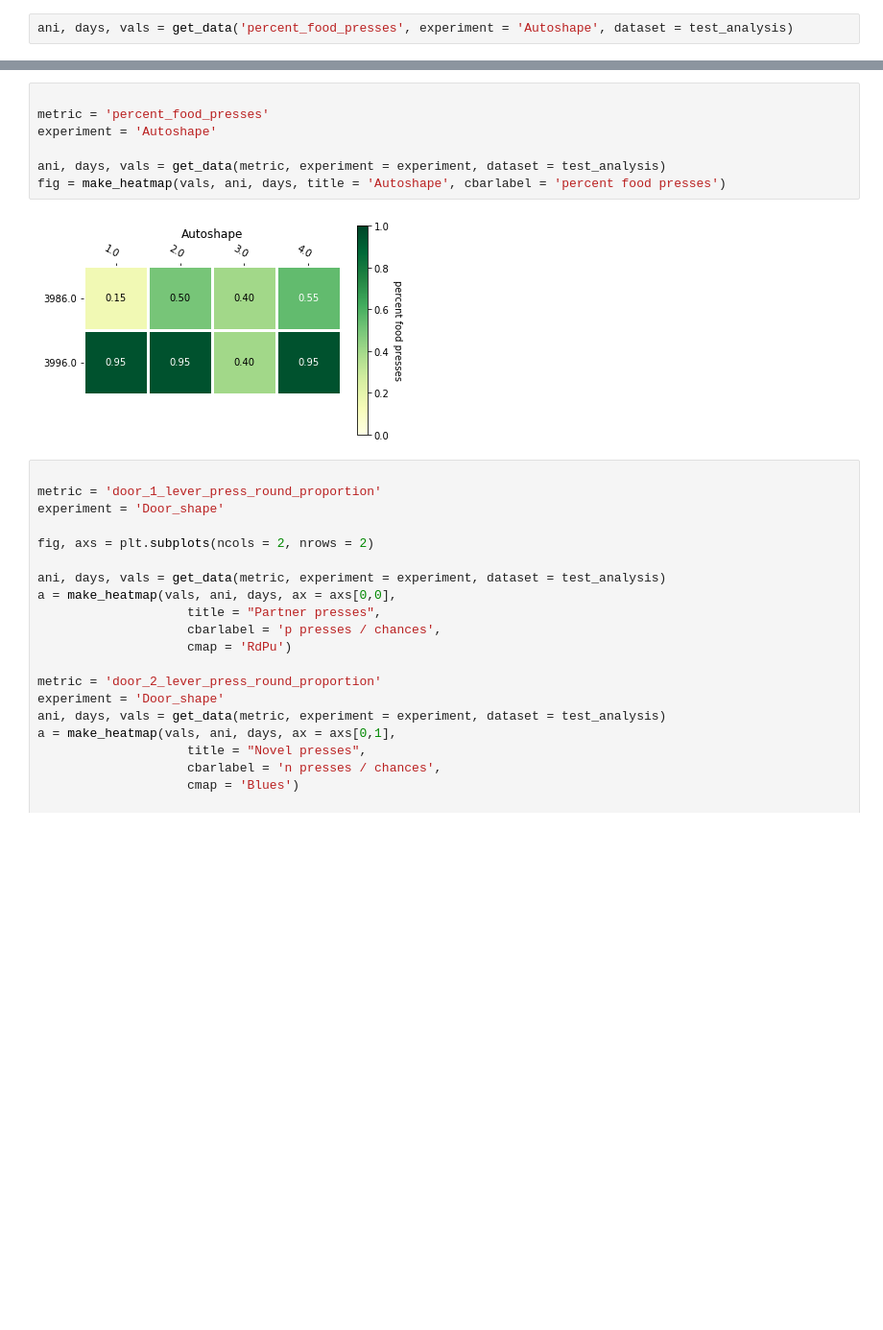
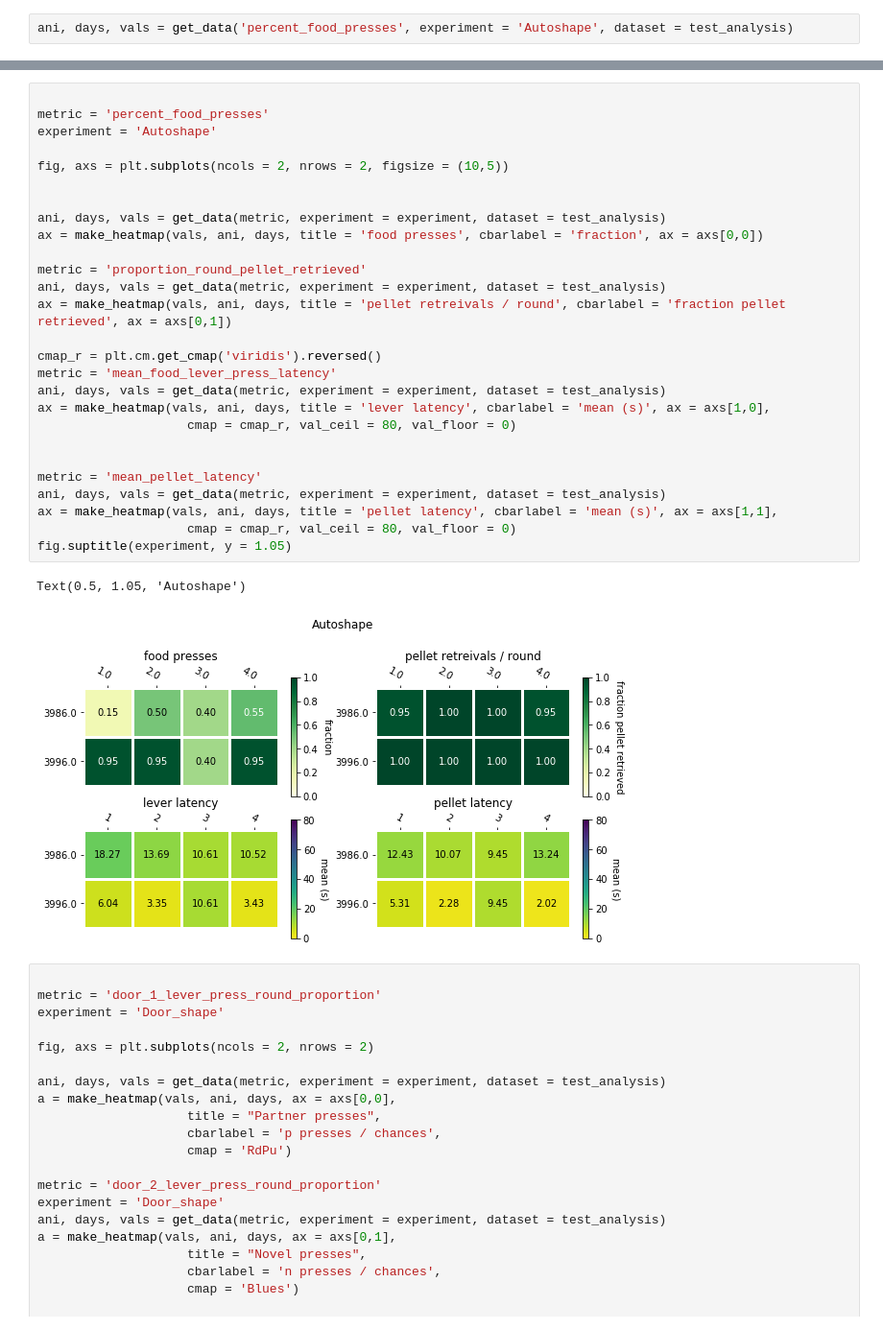
Before and after one commit to dprotter/Operant_Daily_Pipeline, a Jupyter notebook: plot_data.ipynb, the cells around one changed output, grey strips where cells are left out. Shown: that part at 96% size. Saved outputs shown, nothing was run; the diff lists cells and outputs as text; blank space fills up the shorter version.

Commit message:
new plots

```diff
--- a/plot_data.ipynb
+++ b/plot_data.ipynb
@@ -384,15 +384,36 @@ mets
  'prop_d2_beambreak_by_press': <longi_class.Metric at 0x...>,
  'mean_door_1_beam_break_latency': <longi_class.Metric at 0x...>,
  'mean_door_2_beam_break_latency': <longi_class.Metric at 0x...>}
-# %%
-
-metric = 'percent_food_presses'
-experiment = 'Autoshape'
-
-ani, days, vals = get_data(metric, experiment = experiment, dataset = test_analysis)
-fig = make_heatmap(vals, ani, days, title = 'Autoshape', cbarlabel = 'percent food presses')
-# %% [output]
-[figure, removed]
+# %%
+
+metric = 'percent_food_presses'
+experiment = 'Autoshape'
+
+fig, axs = plt.subplots(ncols = 2, nrows = 2, figsize = (10,5))
+
+
+ani, days, vals = get_data(metric, experiment = experiment, dataset = test_analysis)
+ax = make_heatmap(vals, ani, days, title = 'food presses', cbarlabel = 'fraction', ax = axs[0,0])
+
+metric = 'proportion_round_pellet_retrieved'
+ani, days, vals = get_data(metric, experiment = experiment, dataset = test_analysis)
+ax = make_heatmap(vals, ani, days, title = 'pellet retreivals / round', cbarlabel = 'fraction pellet retrieved', ax = axs[0,1])
+
+cmap_r = plt.cm.get_cmap('viridis').reversed()
+metric = 'mean_food_lever_press_latency'
+ani, days, vals = get_data(metric, experiment = experiment, dataset = test_analysis)
+ax = make_heatmap(vals, ani, days, title = 'lever latency', cbarlabel = 'mean (s)', ax = axs[1,0],
+                    cmap = cmap_r, val_ceil = 80, val_floor = 0)
+
+
+metric = 'mean_pellet_latency'
+ani, days, vals = get_data(metric, experiment = experiment, dataset = test_analysis)
+ax = make_heatmap(vals, ani, days, title = 'pellet latency', cbarlabel = 'mean (s)', ax = axs[1,1],
+                    cmap = cmap_r, val_ceil = 80, val_floor = 0)
+fig.suptitle(experiment, y = 1.05)
+# %% [output]
+Text(0.5, 1.05, 'Autoshape')
+[figure, added]
 # %%
 
 metric = 'door_1_lever_press_round_proportion'
```
Also changed, not shown: parts of 4 cells of this notebook.
